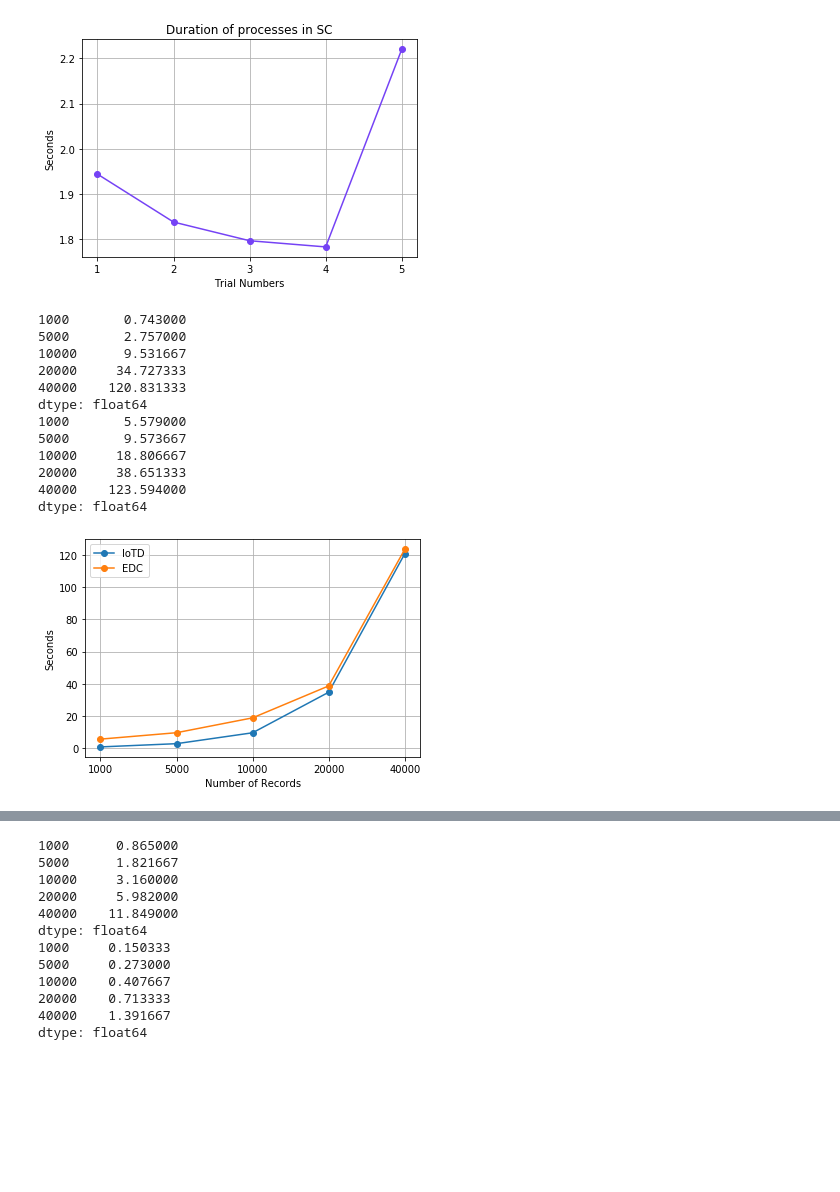
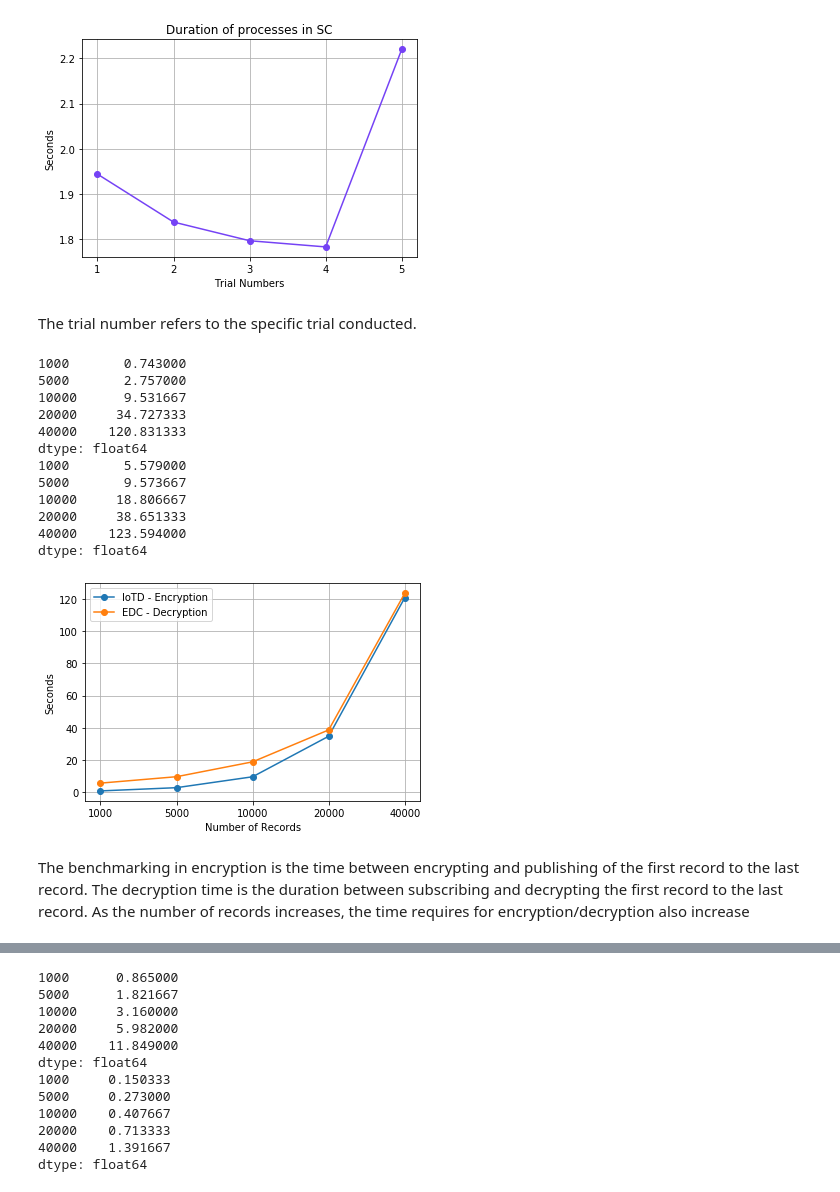
Before and after one commit to stanlypalathingal/MS-dissertaion-project, a Jupyter notebook: Graphs/Benchmarking.ipynb, the cells around one changed output, grey strips where cells are left out. Cells and saved outputs as stored; diff of their text form; code cells hidden in the pictures; blank space fills up the shorter version.

Commit message:
adding EDC_ decrypt

```diff
--- a/Graphs/Benchmarking.ipynb
+++ b/Graphs/Benchmarking.ipynb
@@ -26,6 +32,8 @@ benchPlot(df,"Duration of processes in SC","#7542f5","Trial Numbers")
 5    2.220000
 dtype: float64
 [figure]
+# %% [markdown]
+ The trial number refers to the specific trial conducted.
 # %%
 def combined_benchmark(df1,df2,title,l1,l2):
     labels=[l1,l2]
@@ -41,25 +49,27 @@ def combined_benchmark(df1,df2,title,l1,l2):
 # %%
 encryption_IoTD={'1000':[0.724,0.708,0.797],'5000':[2.522,2.687,3.062],'10000':[9.059,9.819,9.717],
                     '20000':[34.845,34.918,34.419],'40000':[116.331,122.79,123.373]}
 decryption_EDC={'1000':[5.861,5.563,5.313],'5000':[10.722,9.637,8.362],'10000':[21.942,17.119,17.359],
                     '20000':[43.113,36.537,36.304],'40000':[119.069,125.638,126.075]}
 df1=pd.DataFrame(encryption_IoTD)
 df2=pd.DataFrame(decryption_EDC)
-combined_benchmark(df1,df2,"Duration of Encryption and Decryption","IoTD","EDC")
+combined_benchmark(df1,df2,"Duration of Encryption and Decryption","IoTD - Encryption","EDC - Decryption")
 # %% [output]
 1000       0.743000
 5000       2.757000
 10000      9.531667
 20000     34.727333
 40000    120.831333
 dtype: float64
 1000       5.579000
 5000       9.573667
 10000     18.806667
 20000     38.651333
 40000    123.594000
 dtype: float64
-[figure, old version]
+[figure, new version]
+# %% [markdown]
+The benchmarking in encryption is the time between encrypting and publishing of the first record to the last record. The decryption time is the duration between subscribing and decrypting the first record to the last record. As the number of records increases, the time requires for encryption/decryption also increase
 # %%
 encryption_IoTD={'1000':[0.661,0.798,0.797],'5000':[2.603,2.571,2.622],'10000':[9.22,8.97,10.112],
                     '20000':[34.88,33.651,33.943],'40000':[115.072,116.949,117.116]}
```
Also changed, not shown: parts of 5 cells of this notebook, 21 other files.
